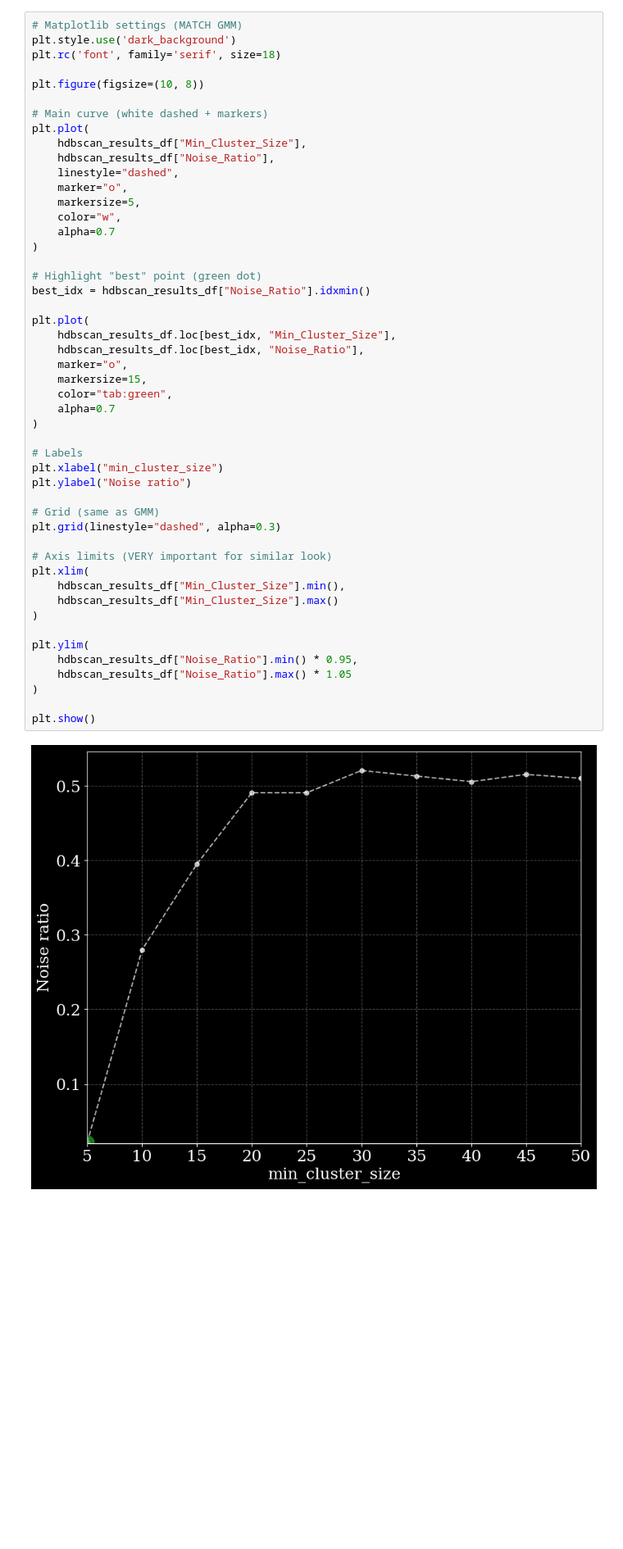
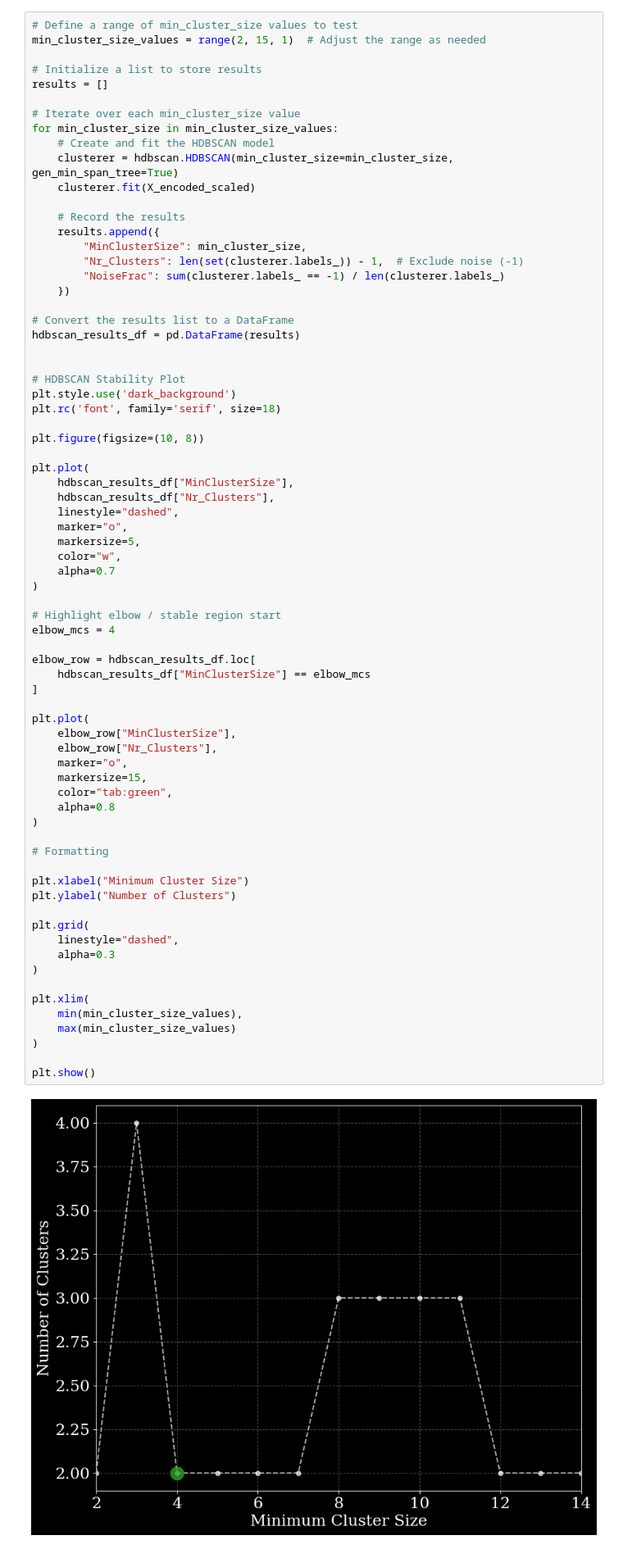
Before and after one commit to RaviRu11d/Asteroid_Spectra_Project, a Jupyter notebook: 16_autoencoder_clustering.ipynb, the cells around one changed output. Shown at 82% size. Drawn from its saved outputs; the diff is of its cells as text; blank space fills up the shorter version.

```diff
--- a/16_autoencoder_clustering.ipynb
+++ b/16_autoencoder_clustering.ipynb
@@ -287,51 +450,74 @@ for index, mcs in tqdm.tqdm(enumerate(min_cluster_sizes)):
 # %%
-# Matplotlib settings (MATCH GMM)
+# Define a range of min_cluster_size values to test
+min_cluster_size_values = range(2, 15, 1)  # Adjust the range as needed
+
+# Initialize a list to store results
+results = []
+
+# Iterate over each min_cluster_size value
+for min_cluster_size in min_cluster_size_values:
+    # Create and fit the HDBSCAN model
+    clusterer = hdbscan.HDBSCAN(min_cluster_size=min_cluster_size, gen_min_span_tree=True)
+    clusterer.fit(X_encoded_scaled)
+
+    # Record the results
+    results.append({
+        "MinClusterSize": min_cluster_size,
+        "Nr_Clusters": len(set(clusterer.labels_)) - 1,  # Exclude noise (-1)
+        "NoiseFrac": sum(clusterer.labels_ == -1) / len(clusterer.labels_)
+    })
+
+# Convert the results list to a DataFrame
+hdbscan_results_df = pd.DataFrame(results)
+
+
+# HDBSCAN Stability Plot
 plt.style.use('dark_background')
 plt.rc('font', family='serif', size=18)
 
 plt.figure(figsize=(10, 8))
 
-# Main curve (white dashed + markers)
 plt.plot(
-    hdbscan_results_df["Min_Cluster_Size"],
-    hdbscan_results_df["Noise_Ratio"],
+    hdbscan_results_df["MinClusterSize"],
+    hdbscan_results_df["Nr_Clusters"],
     linestyle="dashed",
     marker="o",
     markersize=5,
     color="w",
     alpha=0.7
 )
 
-# Highlight "best" point (green dot)
-best_idx = hdbscan_results_df["Noise_Ratio"].idxmin()
+# Highlight elbow / stable region start
+elbow_mcs = 4
+
+elbow_row = hdbscan_results_df.loc[
+    hdbscan_results_df["MinClusterSize"] == elbow_mcs
+]
 
 plt.plot(
-    hdbscan_results_df.loc[best_idx, "Min_Cluster_Size"],
-    hdbscan_results_df.loc[best_idx, "Noise_Ratio"],
+    elbow_row["MinClusterSize"],
+    elbow_row["Nr_Clusters"],
     marker="o",
     markersize=15,
     color="tab:green",
-    alpha=0.7
+    alpha=0.8
 )
 
-# Labels
-plt.xlabel("min_cluster_size")
-plt.ylabel("Noise ratio")
+# Formatting
 
-# Grid (same as GMM)
-plt.grid(linestyle="dashed", alpha=0.3)
+plt.xlabel("Minimum Cluster Size")
+plt.ylabel("Number of Clusters")
 
-# Axis limits (VERY important for similar look)
-plt.xlim(
-    hdbscan_results_df["Min_Cluster_Size"].min(),
-    hdbscan_results_df["Min_Cluster_Size"].max()
+plt.grid(
+    linestyle="dashed",
+    alpha=0.3
 )
 
-plt.ylim(
-    hdbscan_results_df["Noise_Ratio"].min() * 0.95,
-    hdbscan_results_df["Noise_Ratio"].max() * 1.05
+plt.xlim(
+    min(min_cluster_size_values),
+    max(min_cluster_size_values)
 )
 
 plt.show()
 # %% [output]
-[figure, old version]
+[figure, new version]
```
Also changed, not shown: parts of 33 cells of this notebook, 12 other files.
